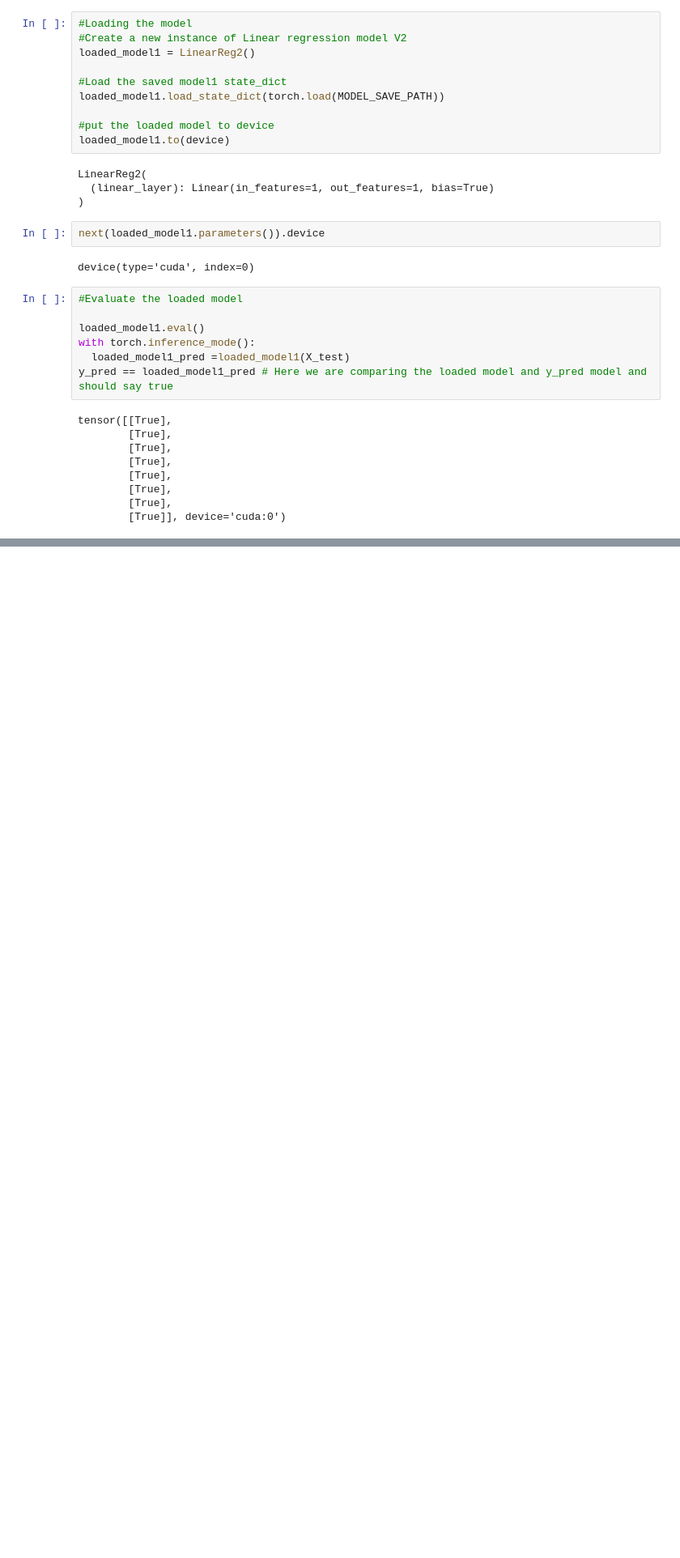
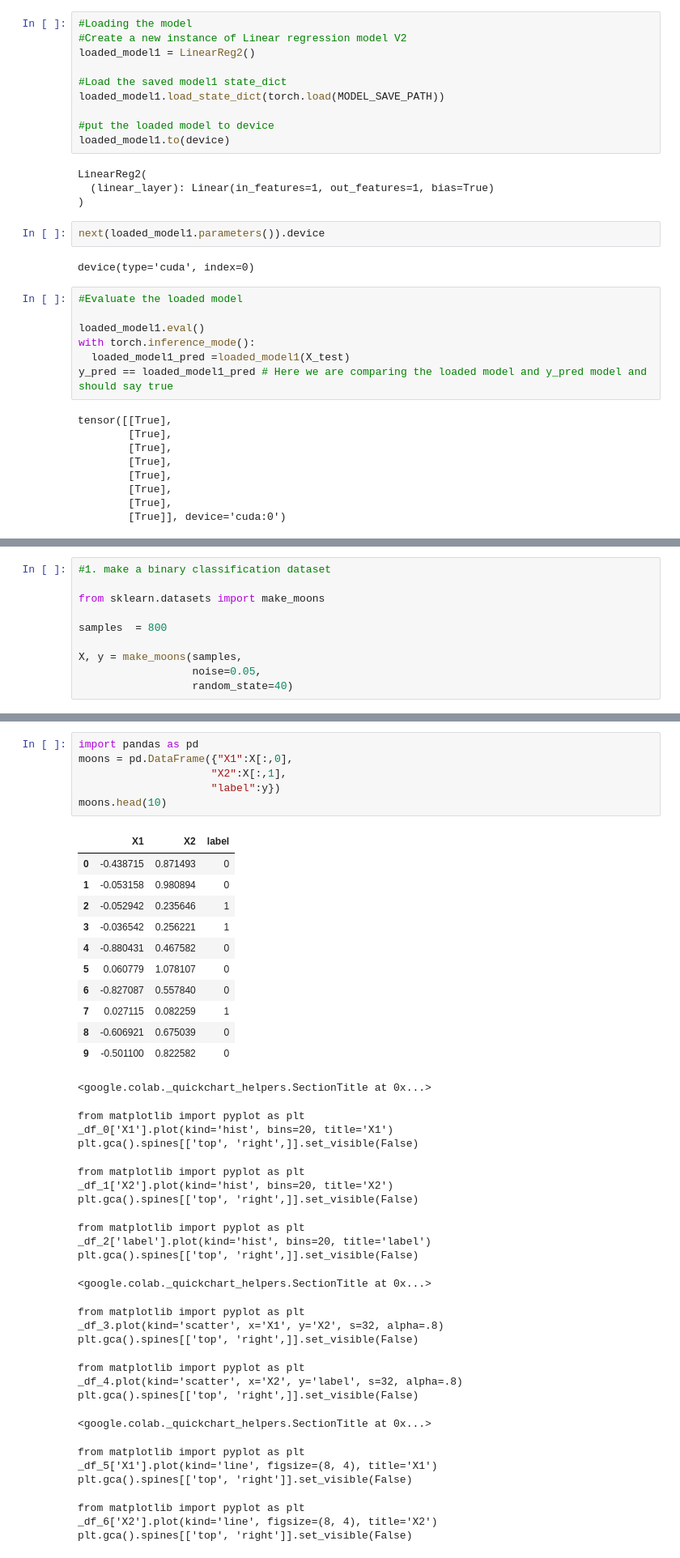
Before and after one commit to harsh24895/PyTorch_practice, a Jupyter notebook: Practice.ipynb, the cells around one changed output, grey strips where cells are left out. Shown at 81% size. Cells and saved outputs as stored; diff of their text form; blank space fills up the shorter version.

Commit message:
Exercise for pytorch classification

```diff
--- a/Practice.ipynb
+++ b/Practice.ipynb
@@ -497,0 +508,10 @@ tensor([[True],
+# %%
+#1. make a binary classification dataset
+
+from sklearn.datasets import make_moons
+
+samples  = 800
+
+X, y = make_moons(samples,
+                  noise=0.05,
+                  random_state=40)
@@ -497,0 +522,42 @@ tensor([[True],
+# %%
+import pandas as pd
+moons = pd.DataFrame({"X1":X[:,0],
+                     "X2":X[:,1],
+                     "label":y})
+moons.head(10)
+# %% [output]
+|  | X1 | X2 | label |
+| 0 | -0.438715 | 0.871493 | 0 |
+| 1 | -0.053158 | 0.980894 | 0 |
+| 2 | -0.052942 | 0.235646 | 1 |
+| 3 | -0.036542 | 0.256221 | 1 |
+| 4 | -0.880431 | 0.467582 | 0 |
+| 5 | 0.060779 | 1.078107 | 0 |
+| 6 | -0.827087 | 0.557840 | 0 |
+| 7 | 0.027115 | 0.082259 | 1 |
+| 8 | -0.606921 | 0.675039 | 0 |
+| 9 | -0.501100 | 0.822582 | 0 |
+<google.colab._quickchart_helpers.SectionTitle at 0x...>
+from matplotlib import pyplot as plt
+_df_0['X1'].plot(kind='hist', bins=20, title='X1')
+plt.gca().spines[['top', 'right',]].set_visible(False)
+from matplotlib import pyplot as plt
+_df_1['X2'].plot(kind='hist', bins=20, title='X2')
+plt.gca().spines[['top', 'right',]].set_visible(False)
+from matplotlib import pyplot as plt
+_df_2['label'].plot(kind='hist', bins=20, title='label')
+plt.gca().spines[['top', 'right',]].set_visible(False)
+<google.colab._quickchart_helpers.SectionTitle at 0x...>
+from matplotlib import pyplot as plt
+_df_3.plot(kind='scatter', x='X1', y='X2', s=32, alpha=.8)
+plt.gca().spines[['top', 'right',]].set_visible(False)
+from matplotlib import pyplot as plt
+_df_4.plot(kind='scatter', x='X2', y='label', s=32, alpha=.8)
+plt.gca().spines[['top', 'right',]].set_visible(False)
+<google.colab._quickchart_helpers.SectionTitle at 0x...>
+from matplotlib import pyplot as plt
+_df_5['X1'].plot(kind='line', figsize=(8, 4), title='X1')
+plt.gca().spines[['top', 'right']].set_visible(False)
+from matplotlib import pyplot as plt
+_df_6['X2'].plot(kind='line', figsize=(8, 4), title='X2')
+plt.gca().spines[['top', 'right']].set_visible(False)
```
Also changed, not shown: parts of 7 cells of this notebook.
